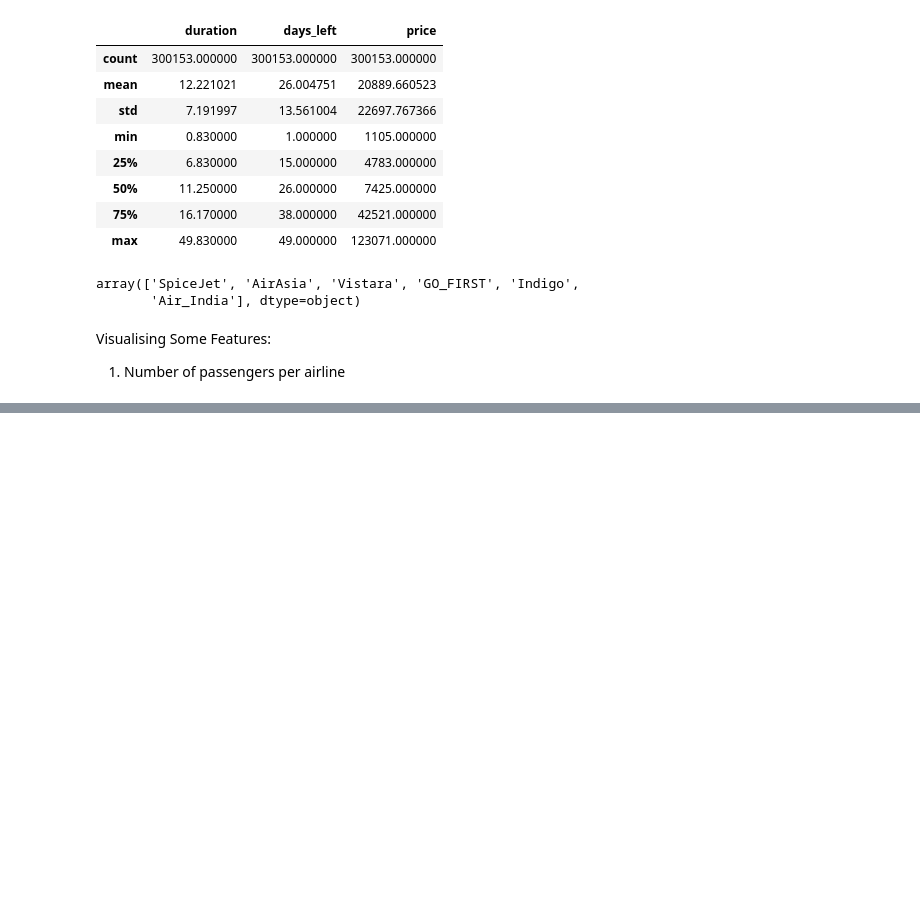
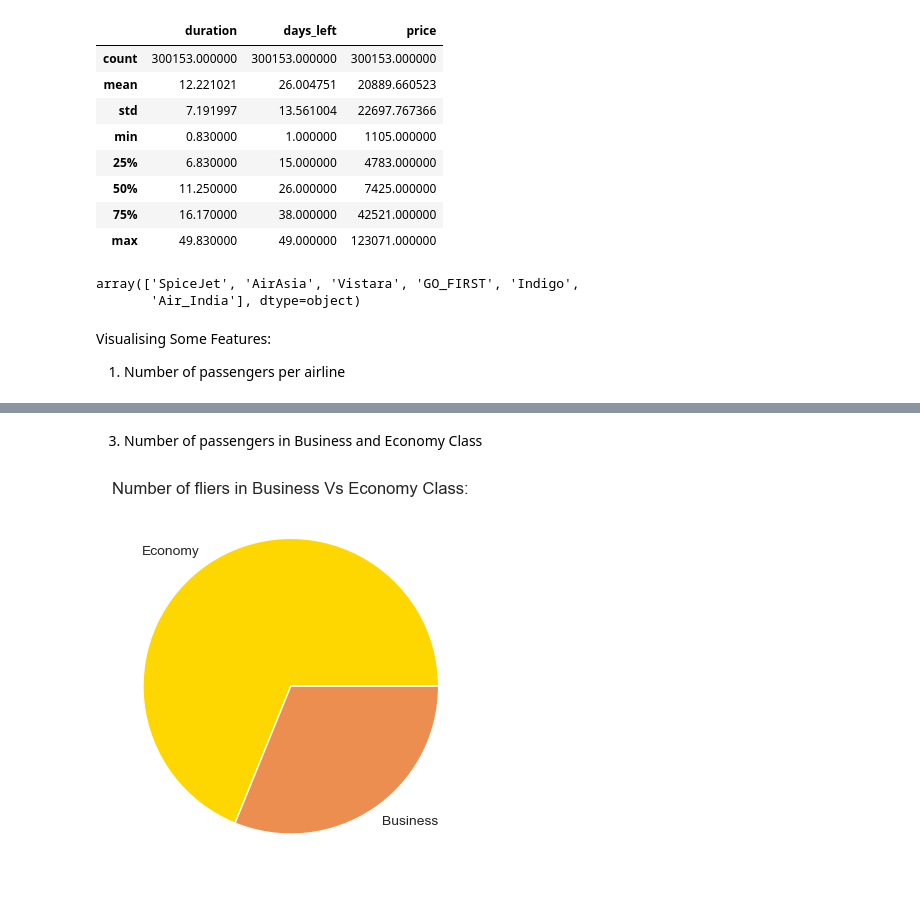
Before and after one commit to sirisha0505/LetslearnGit, a Jupyter notebook: Making clean data from Business & economy files - Flight price prediction.ipynb, the cells around one changed output, grey strips where cells are left out. Drawn from its saved outputs; the diff is of its cells as text; code cells hidden in the pictures; blank space fills up the shorter version.

```diff
--- a/Making clean data from Business & economy files - Flight price prediction.ipynb
+++ b/Making clean data from Business & economy files - Flight price prediction.ipynb
@@ -300,0 +311,12 @@ NameError: name 'sns' is not defined
+# %% [markdown]
+3. Number of passengers in Business and Economy Class
+# %%
+
+class_counts = df['class'].value_counts()
+colors = ['#FFD700', '#ed8e51']
+class_counts.plot(kind='pie', colors=colors)
+plt.title("Number of fliers in Business Vs Economy Class:")
+plt.ylabel('')
+plt.show()
+# %% [output]
+[figure, added]
```
Also changed, not shown: parts of 10 cells of this notebook.
